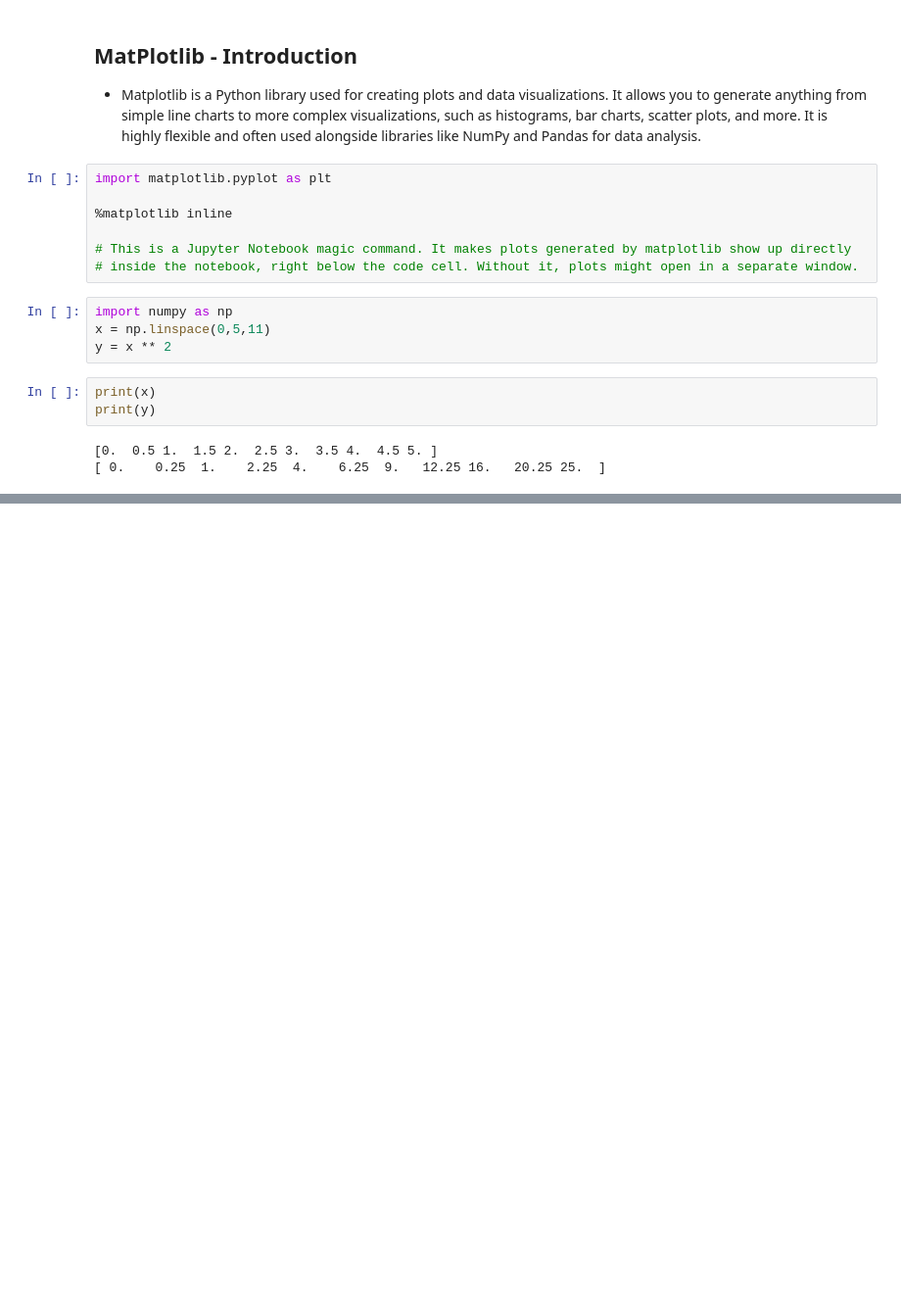
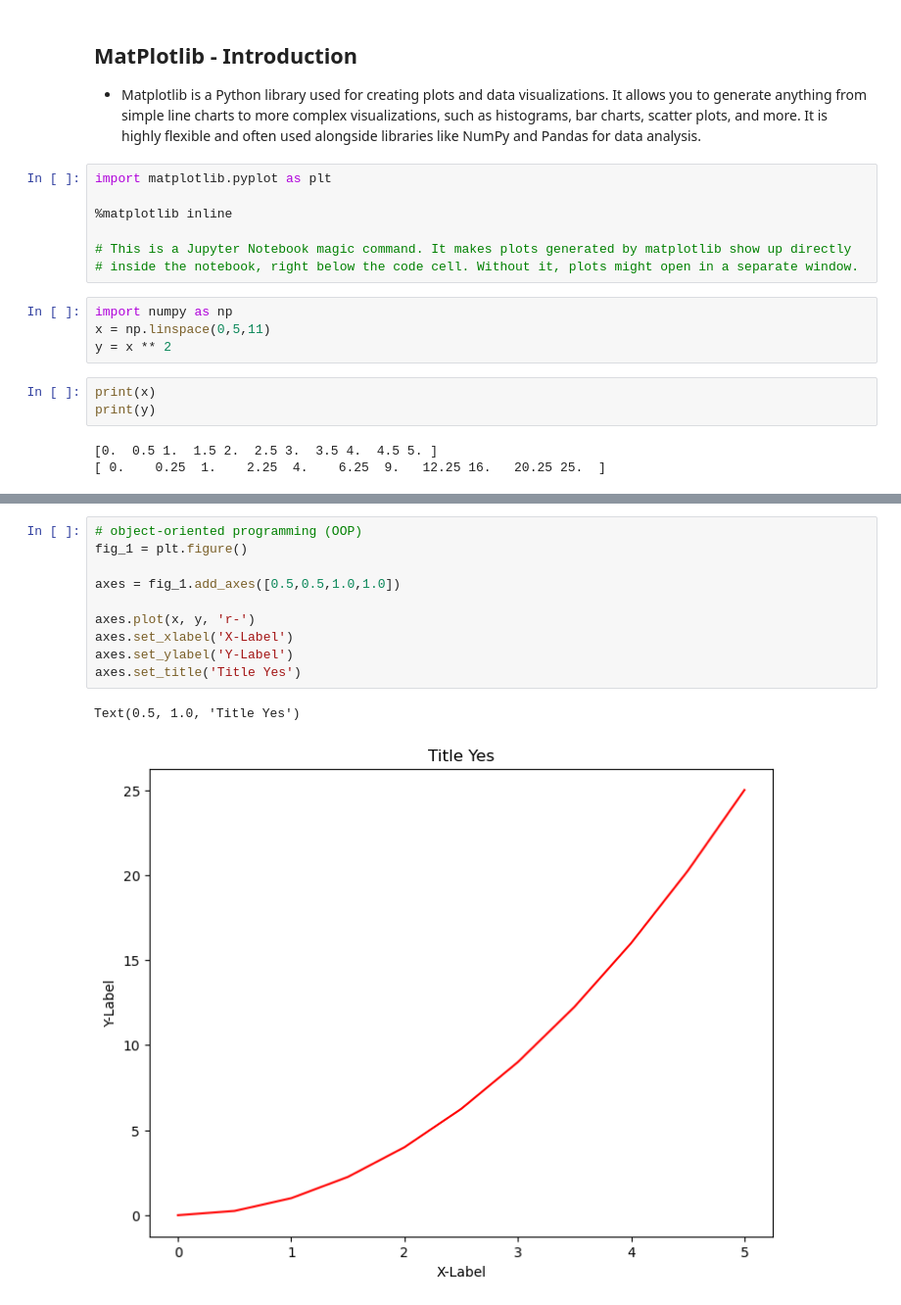
Before and after one commit to Lizaa-sm/python_to_DS, a Jupyter notebook: Python_MatPlot/Introduction_Matplotlib.ipynb, the cells around one changed output, grey strips where cells are left out. Shown at 98% size. Drawn from its saved outputs; the diff is of its cells as text; blank space fills up the shorter version.

```diff
--- a/Python_MatPlot/Introduction_Matplotlib.ipynb
+++ b/Python_MatPlot/Introduction_Matplotlib.ipynb
@@ -27,0 +44,13 @@ plt.plot(x, y)
+# %%
+# object-oriented programming (OOP)
+fig_1 = plt.figure()
+
+axes = fig_1.add_axes([0.5,0.5,1.0,1.0])
+
+axes.plot(x, y, 'r-')
+axes.set_xlabel('X-Label')
+axes.set_ylabel('Y-Label')
+axes.set_title('Title Yes')
+# %% [output]
+Text(0.5, 1.0, 'Title Yes')
+[figure, added]
```
Also changed, not shown: parts of 3 cells of this notebook.
